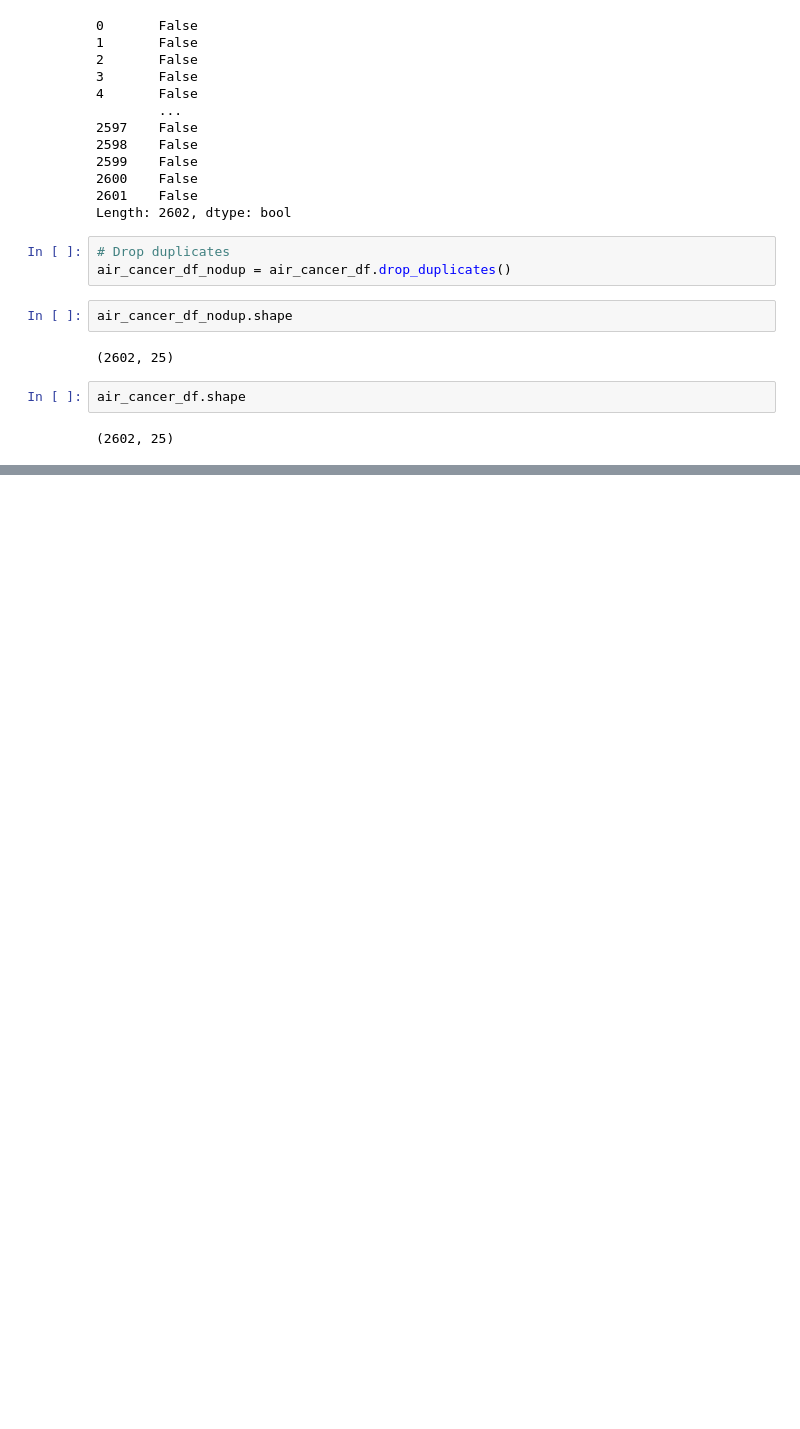
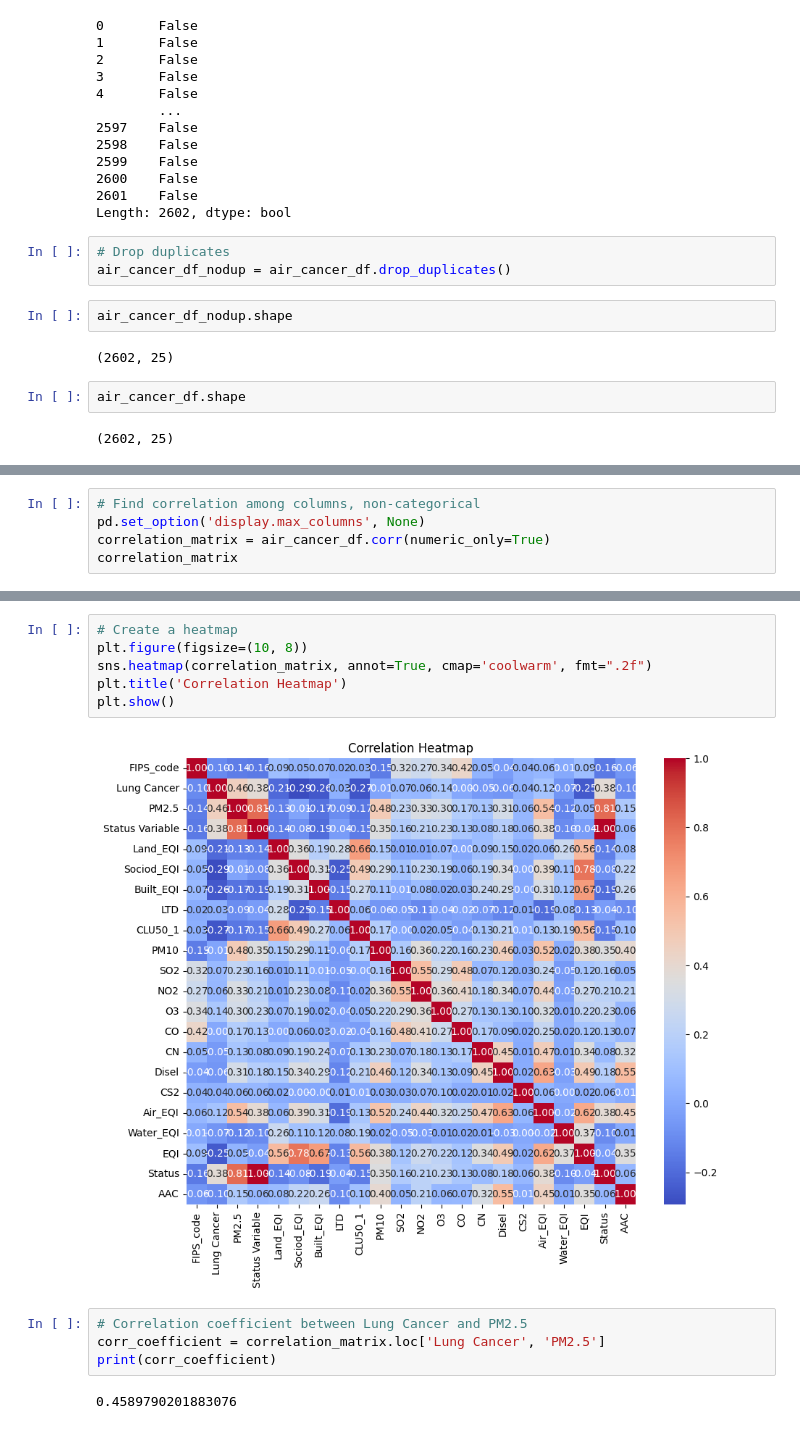
Before and after one commit to kevmiao/CS329E-Project, a Jupyter notebook: analysis.ipynb, the cells around one changed output, grey strips where cells are left out. Saved outputs shown, nothing was run; the diff lists cells and outputs as text; blank space fills up the shorter version.

```diff
--- a/analysis.ipynb
+++ b/analysis.ipynb
@@ -259,0 +239,5 @@ air_cancer_df.corr(numeric_only  = True)
+# %%
+# Find correlation among columns, non-categorical
+pd.set_option('display.max_columns', None)
+correlation_matrix = air_cancer_df.corr(numeric_only=True)
+correlation_matrix
@@ -259,0 +262,14 @@ air_cancer_df.corr(numeric_only  = True)
+# %%
+# Create a heatmap
+plt.figure(figsize=(10, 8))
+sns.heatmap(correlation_matrix, annot=True, cmap='coolwarm', fmt=".2f")
+plt.title('Correlation Heatmap')
+plt.show()
+# %% [output]
+[figure, added]
+# %%
+# Correlation coefficient between Lung Cancer and PM2.5
+corr_coefficient = correlation_matrix.loc['Lung Cancer', 'PM2.5']
+print(corr_coefficient)
+# %% [output]
+0.4589790201883076
```
Also changed, not shown: parts of 7 cells of this notebook.
